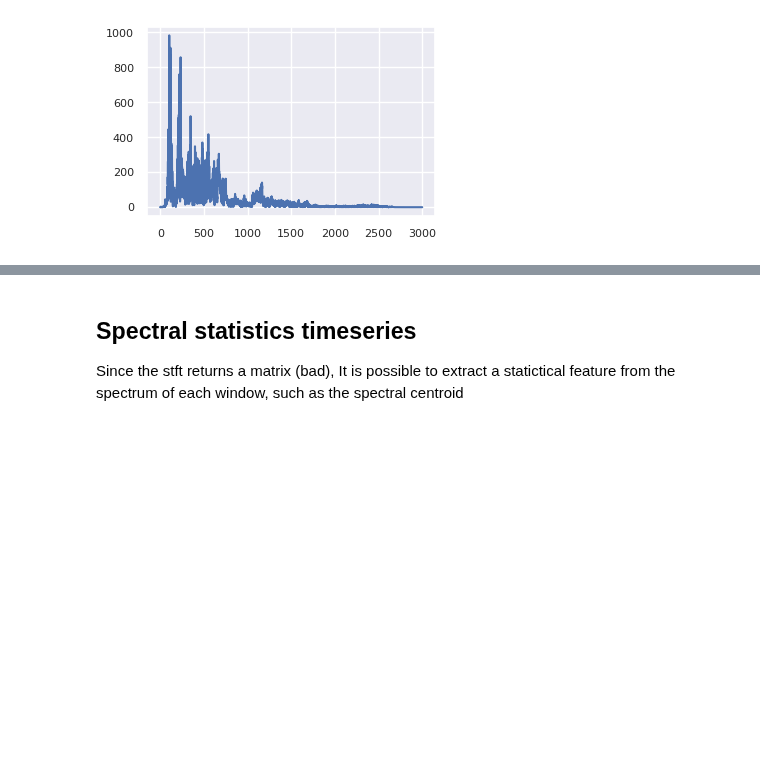
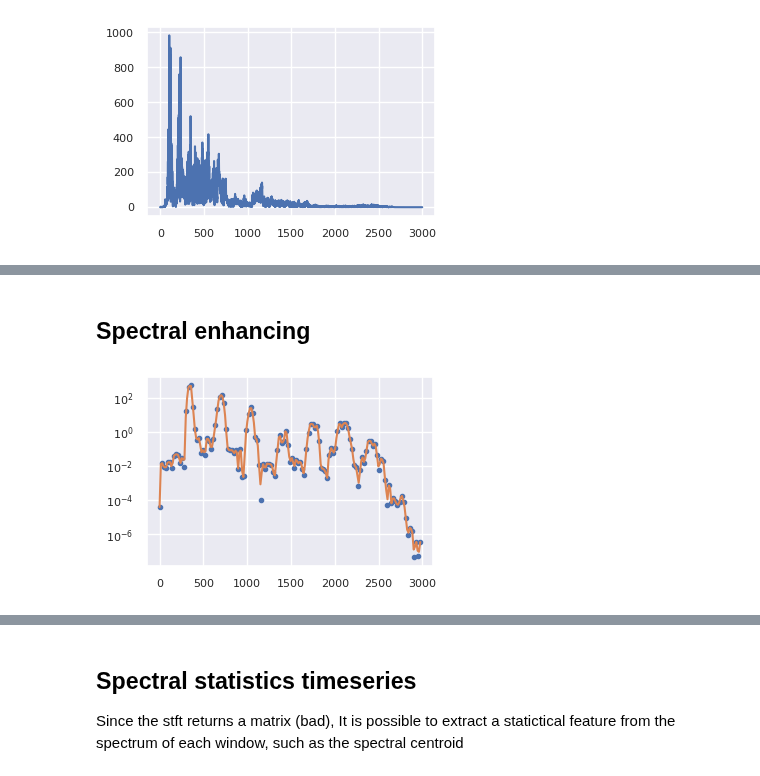
Before and after one commit to djanloo/DM2, a Jupyter notebook: TimeSeries/fourier.ipynb, the cells around one changed output, grey strips where cells are left out. Cells and saved outputs as stored; diff of their text form; code cells hidden in the pictures; blank space fills up the shorter version.

```diff
--- a/TimeSeries/fourier.ipynb
+++ b/TimeSeries/fourier.ipynb
@@ -105,2 +105,15 @@ Max frequency is 3.0 kHz
 127
 [figure]
+# %% [markdown]
+## Spectral enhancing
+# %%
+from scipy.interpolate import PchipInterpolator
+freqs = fftfreq(winlen, 1.0/SAMPLING_RATE)[:winlen//2]
+plt.plot(freqs, window_spectrum, ls="", marker=".")
+
+ffs = np.linspace(0, np.max(freqs), 200)
+plt.plot(ffs, PchipInterpolator(freqs, window_spectrum)(ffs))
+
+plt.yscale("log")
+# %% [output]
+[figure, added]
```
Also changed, not shown: parts of 45 cells of this notebook, 3 other files.
